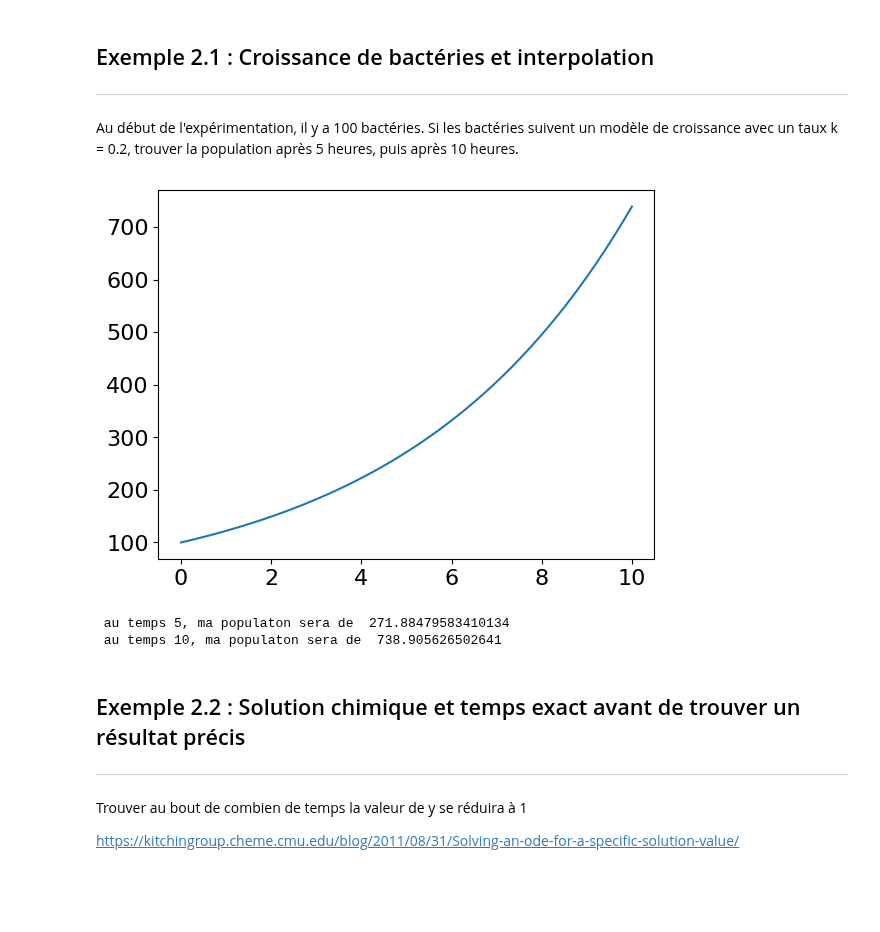
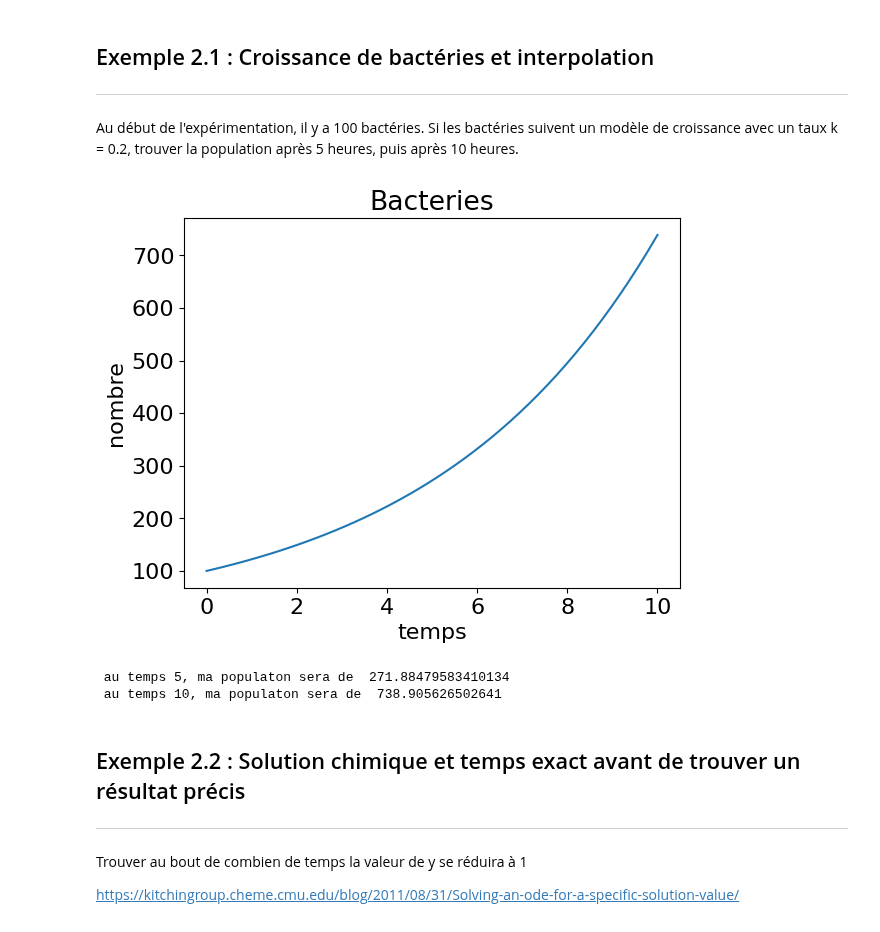
Before and after one commit to estellederrien/python-data-science, a Jupyter notebook: 05. Mathématiques/05. Equations différentielles/01. Equations differentielles en python.ipynb, the cells around one changed output. Cells and saved outputs as stored; diff of their text form; code cells hidden in the pictures; blank space fills up the shorter version.

```diff
--- a/05. Mathématiques/05. Equations différentielles/01. Equations differentielles en python.ipynb
+++ b/05. Mathématiques/05. Equations différentielles/01. Equations differentielles en python.ipynb
@@ -1033,36 +1033,39 @@ trouver la population après 5 heures, puis après 10 heures.
 # %%
 # Taux
 k = 0.2
 
 # Equation
 def deriv (y,x) :
     return y * k
 
 #  Time points
 x = np.linspace ( 0 , 10)
 
 # Condition initiale
 y0 = 100
 
 # Résoudre l'équation diff
 solution = odeint ( deriv , y0 , x )
 y = solution [ : , 0 ]
 
 
 # Dessiner le résultat
 plt.plot ( x , y )
-
+plt.title("Bactéries" )
+plt.ylabel("nombre")
+plt.xlabel("temps")
 plt.show()
 
 
-# Trouver la valeur des bactéries au temps 5 / L'interpolation n'est pas précise, trouver une autre méthode
+# Trouver la valeur des bactéries au temps 5
+# L'interpolation graphique n'est pas précise, trouver une autre méthode
 print(" au temps 5, ma populaton sera de " ,np.interp(5, x, y))
 
 
 # Trouver la valeur des bactéries au temps 10
 print(" au temps 10, ma populaton sera de " ,np.interp(10, x, y))
 # %% [output]
-[figure, old version]
+[figure, new version]
  au temps 5, ma populaton sera de  271.88479583410134
  au temps 10, ma populaton sera de  738.905626502641
 # %% [markdown]
```
Also changed, not shown: parts of 5 cells of this notebook.
